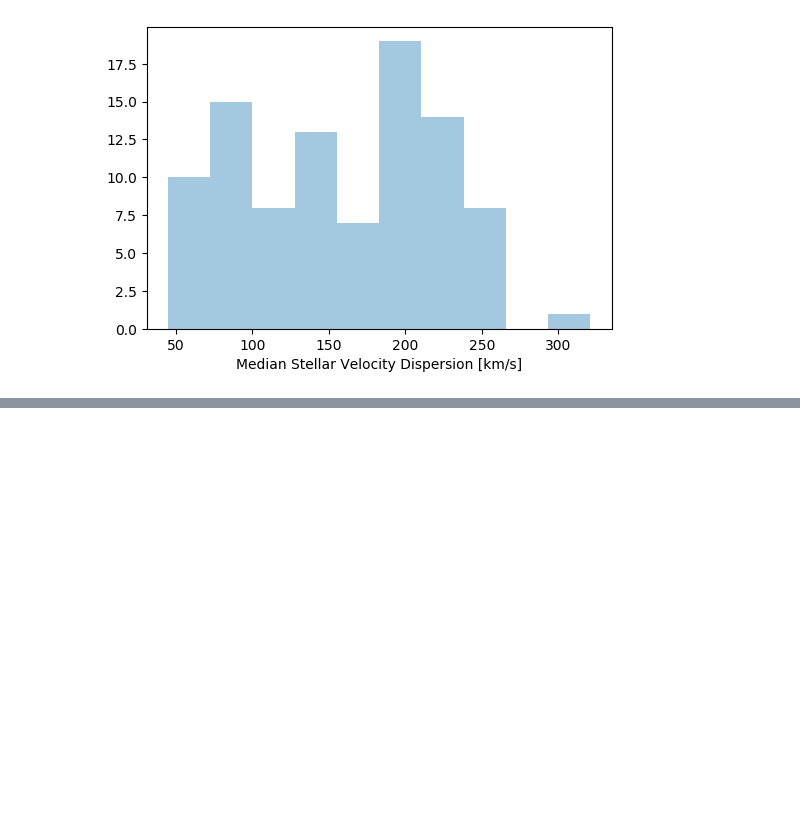
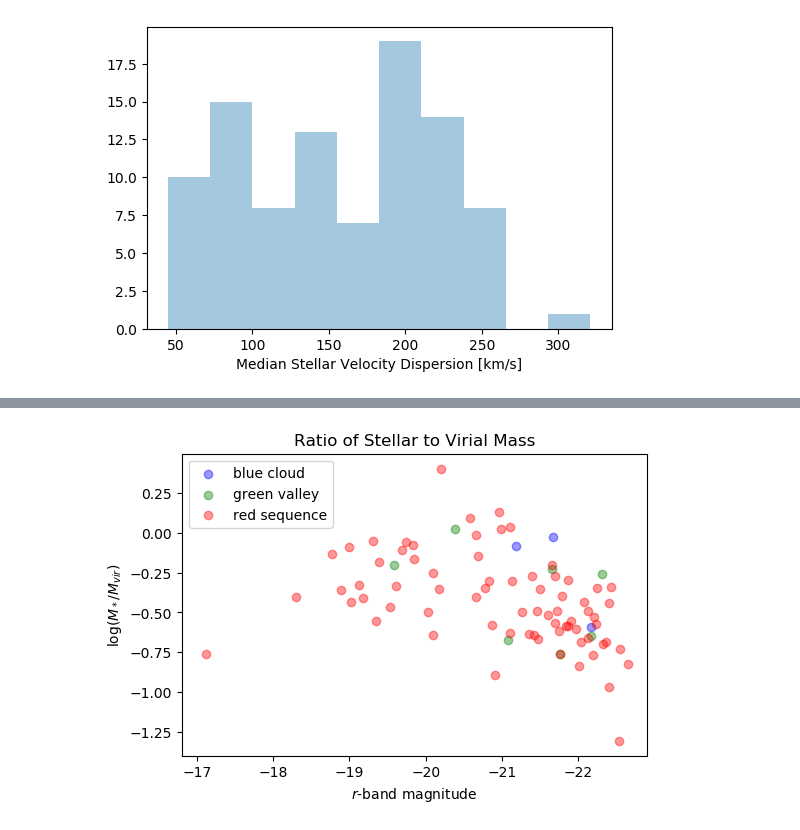
Before and after one commit to kadglass/RotationCurves, a Jupyter notebook: notebooks/elliptical_test.ipynb, the cells around one changed output, grey strips where cells are left out. Drawn from its saved outputs; the diff is of its cells as text; code cells hidden in the pictures; blank space fills up the shorter version.

```diff
--- a/notebooks/elliptical_test.ipynb
+++ b/notebooks/elliptical_test.ipynb
@@ -44,0 +76,12 @@ plt.show()
+# %%
+plt.scatter(r_band[cmd == 1], Mstar[cmd == 1] - Mvir[cmd == 1], alpha=0.4, color='b', label='blue cloud')
+plt.scatter(r_band[cmd == 2], Mstar[cmd == 2] - Mvir[cmd == 2], alpha=0.4, color='g', label='green valley')
+plt.scatter(r_band[cmd == 3], Mstar[cmd == 3] - Mvir[cmd == 3], alpha=0.4, color='r', label='red sequence')
+plt.legend()
+plt.xlim(-16.8,-22.9)
+plt.xlabel('$r$-band magnitude')
+plt.title('Ratio of Stellar to Virial Mass')
+plt.ylabel('$\log(M_*/M_{vir})$')
+plt.savefig(plot_dir + 'mag_mratio.png')
+# %% [output]
+[figure, added]
```
Also changed, not shown: parts of 5 cells of this notebook, 37 other files.
